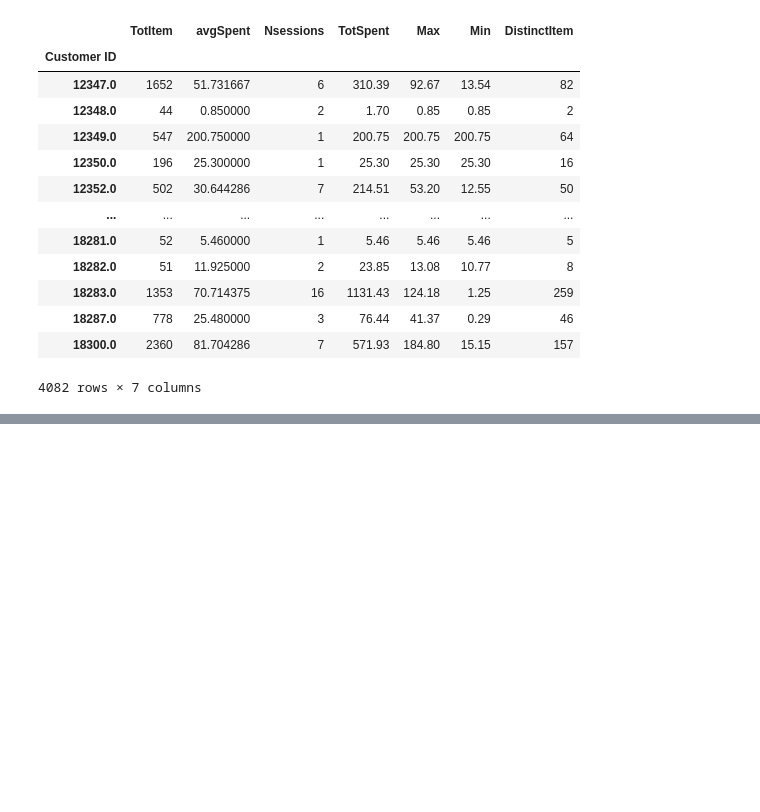
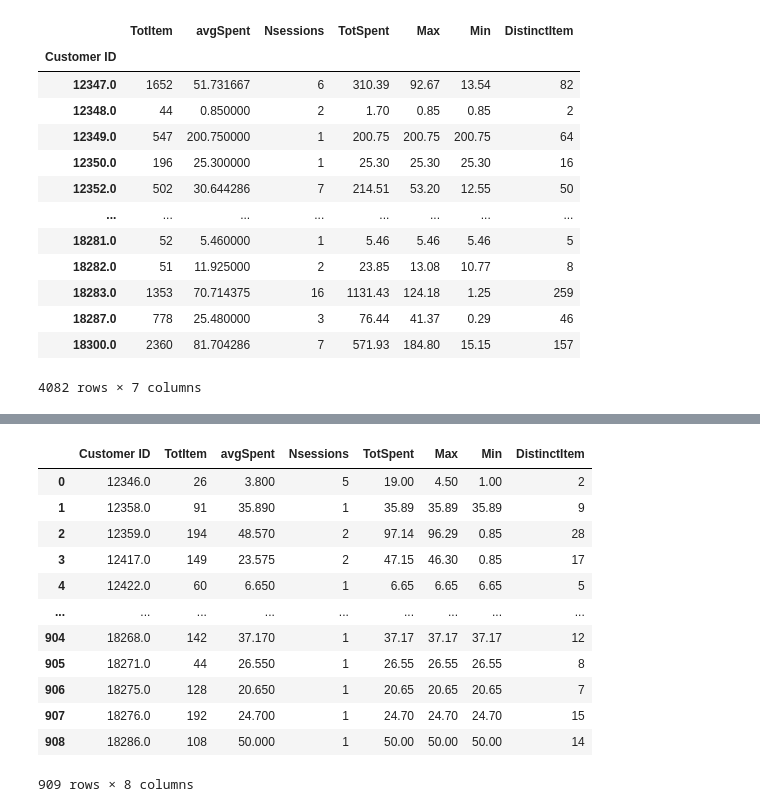
Before and after one commit to stefanobianco12/Data-Mining-Project, a Jupyter notebook: Customer.ipynb, the cells around one changed output, grey strips where cells are left out. Saved outputs shown, nothing was run; the diff lists cells and outputs as text; code cells hidden in the pictures; blank space fills up the shorter version.

Commit message:
Dataset

```diff
--- a/Customer.ipynb
+++ b/Customer.ipynb
@@ -565,0 +681,17 @@ df.to_csv('D:/Desktop/DataMining/Customer_2011.csv')
+# %%
+customer_2009 = pd.read_csv('dataset/Customer_2009.csv', sep=',')
+customer_2009
+# %% [output]
+|  | Customer ID | TotItem | avgSpent | Nsessions | TotSpent | Max | Min | DistinctItem |
+| 0 | 12346.0 | 26 | 3.800 | 5 | 19.00 | 4.50 | 1.00 | 2 |
+| 1 | 12358.0 | 91 | 35.890 | 1 | 35.89 | 35.89 | 35.89 | 9 |
+| 2 | 12359.0 | 194 | 48.570 | 2 | 97.14 | 96.29 | 0.85 | 28 |
+| 3 | 12417.0 | 149 | 23.575 | 2 | 47.15 | 46.30 | 0.85 | 17 |
+| 4 | 12422.0 | 60 | 6.650 | 1 | 6.65 | 6.65 | 6.65 | 5 |
+| ... | ... | ... | ... | ... | ... | ... | ... | ... |
+| 904 | 18268.0 | 142 | 37.170 | 1 | 37.17 | 37.17 | 37.17 | 12 |
+| 905 | 18271.0 | 44 | 26.550 | 1 | 26.55 | 26.55 | 26.55 | 8 |
+| 906 | 18275.0 | 128 | 20.650 | 1 | 20.65 | 20.65 | 20.65 | 7 |
+| 907 | 18276.0 | 192 | 24.700 | 1 | 24.70 | 24.70 | 24.70 | 15 |
+| 908 | 18286.0 | 108 | 50.000 | 1 | 50.00 | 50.00 | 50.00 | 14 |
+909 rows × 8 columns
```
Also changed, not shown: parts of 29 cells of this notebook, 3 other files.
